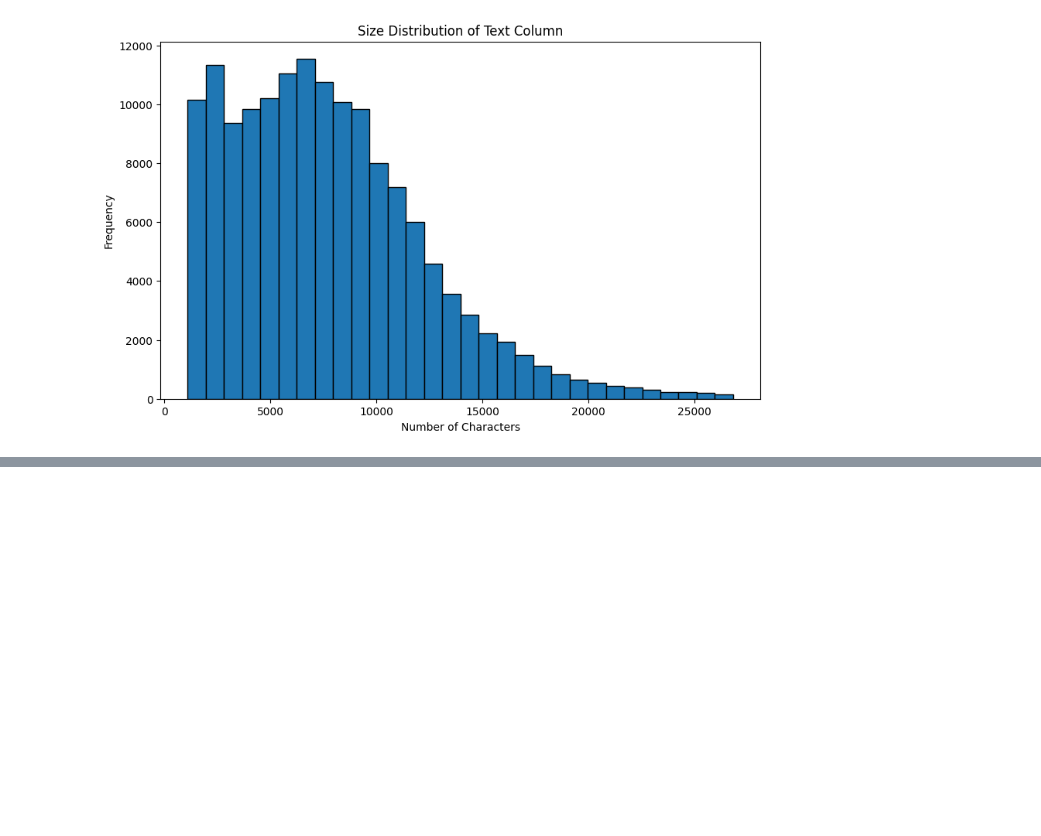
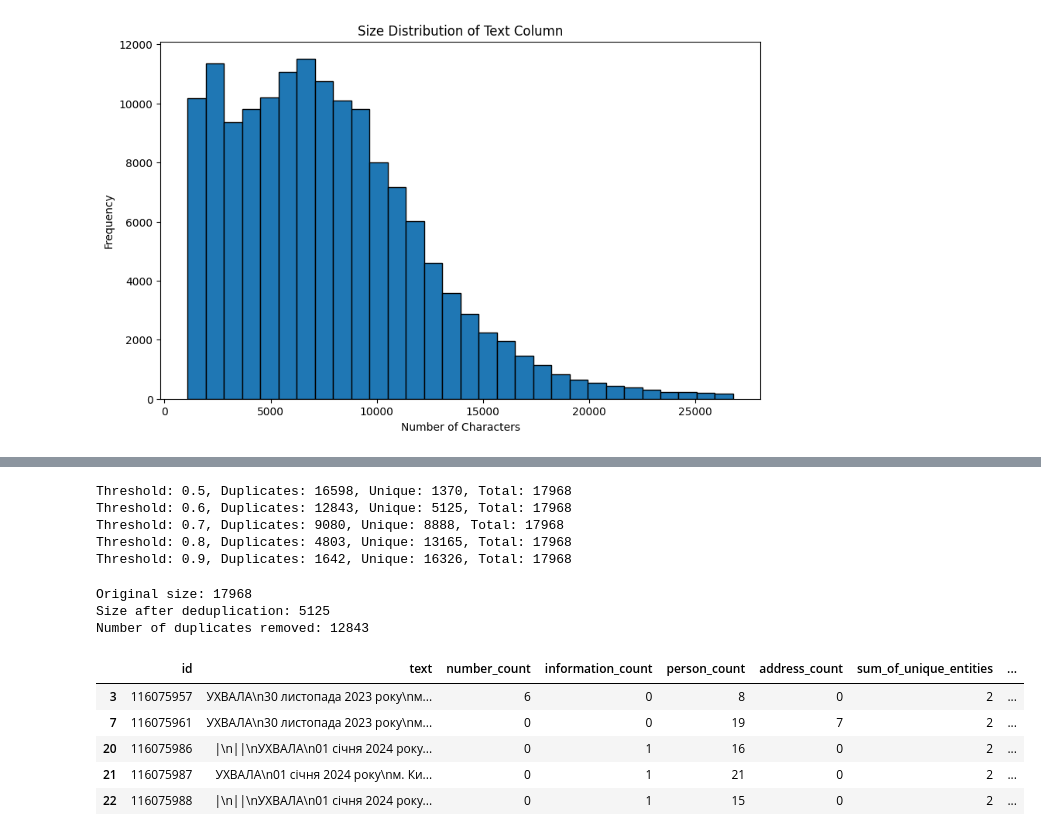
Before and after one commit to fox-rudie/ukrainian-court-cases-public-anonymization-tool, a Jupyter notebook: labeling/prepare_dataset.ipynb, the cells around one changed output, grey strips where cells are left out. Cells and saved outputs as stored; diff of their text form; code cells hidden in the pictures; blank space fills up the shorter version.

```diff
--- a/labeling/prepare_dataset.ipynb
+++ b/labeling/prepare_dataset.ipynb
@@ -122,5 +134,60 @@ df_filtered.describe()
 | 50% | 0.000000 | 0.000000 | 8.000000 | 0.000000 | 2.000000 |
 | 75% | 5.000000 | 2.000000 | 15.000000 | 1.000000 | 2.000000 |
 | max | 52.000000 | 37.000000 | 300.000000 | 137.000000 | 4.000000 |
+# %%
+# Run deduplication
+
+def find_duplicates(df, threshold, num_perm=128):
+    lsh = datasketch.MinHashLSH(threshold=threshold)
+    duplicate_ids = []
+
+    for index, row in df.iterrows():
+        id = row['id']
+        text = row['text']
+        minhash = datasketch.MinHash(num_perm=num_perm)
+
+        for word in text.lower().split():
+            minhash.update(word.encode('utf-8'))
+
+        result = lsh.query(minhash)
+        if not result:
+            lsh.insert(id, minhash)
+        else:
+            duplicate_ids.append(id)
+
+    return duplicate_ids
+
+
+thresholds = [0.5, 0.6, 0.7, 0.8, 0.9]
+
+for threshold in thresholds:
+    duplicate_ids = find_duplicates(df_filtered, threshold)
+    print(f"Threshold: {threshold}, Duplicates: {len(duplicate_ids)}, Unique: {len(df_filtered) - len(duplicate_ids)}, Total: {len(df_filtered)}")
+# %% [output]
+Threshold: 0.5, Duplicates: 16598, Unique: 1370, Total: 17968
+Threshold: 0.6, Duplicates: 12843, Unique: 5125, Total: 17968
+Threshold: 0.7, Duplicates: 9080, Unique: 8888, Total: 17968
+Threshold: 0.8, Duplicates: 4803, Unique: 13165, Total: 17968
+Threshold: 0.9, Duplicates: 1642, Unique: 16326, Total: 17968
+# %%
+# Filter out duplicates using threshold 0.8 which seems to reduce the dataset to optimal size
+duplicate_ids = find_duplicates(df_filtered, threshold=0.6)
+df_filtered_no_duplicates = df_filtered[~df_filtered['id'].isin(duplicate_ids)]
+print(f"Original size: {len(df_filtered)}")
+print(f"Size after deduplication: {len(df_filtered_no_duplicates)}")
+print(f"Number of duplicates removed: {len(df_filtered) - len(df_filtered_no_duplicates)}")
+# %% [output]
+Original size: 17968
+Size after deduplication: 5125
+Number of duplicates removed: 12843
+# %%
+df_filtered_no_duplicates.head()
+# %% [output]
+|  | id | text | number_count | information_count | person_count | address_count | sum_of_unique_entities | ... |
+| 3 | 116075957 | УХВАЛА\n30 листопада 2023 року\nм... | 6 | 0 | 8 | 0 | 2 | ... |
+| 7 | 116075961 | УХВАЛА\n30 листопада 2023 року\nм... | 0 | 0 | 19 | 7 | 2 | ... |
+| 20 | 116075986 | |\n||\nУХВАЛА\n01 січня 2024 року... | 0 | 1 | 16 | 0 | 2 | ... |
+| 21 | 116075987 | УХВАЛА\n01 січня 2024 року\nм. Ки... | 0 | 1 | 21 | 0 | 2 | ... |
+| 22 | 116075988 | |\n||\nУХВАЛА\n01 січня 2024 року... | 0 | 1 | 15 | 0 | 2 | ... |
 # %%
 # Select 40 documents for labeling (with seed)
```
Also changed, not shown: parts of 11 cells of this notebook, 1 other file.
